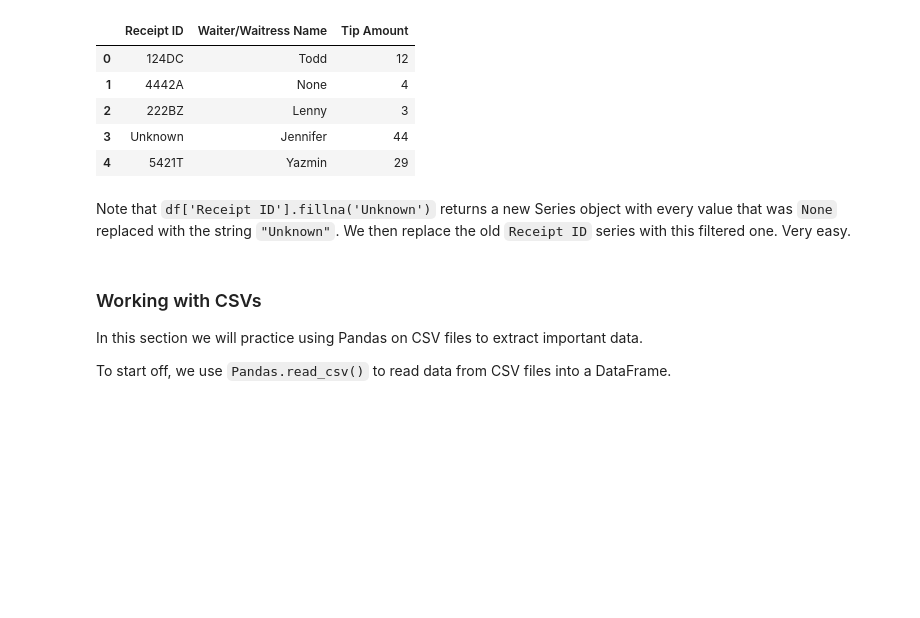
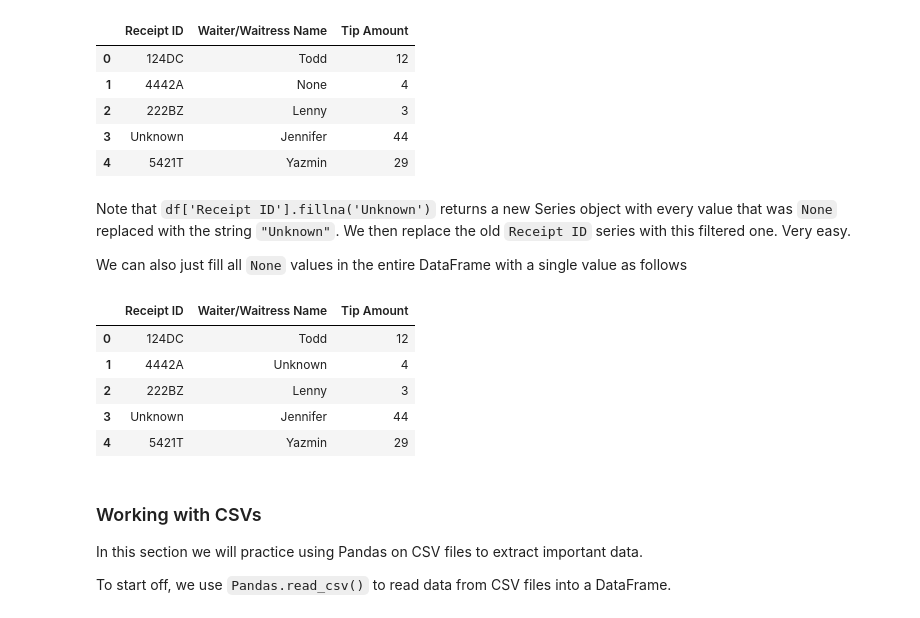
Before and after one commit to mrdandelion6/Learn-to-Code, a Jupyter notebook: python/data_analysis.ipynb, the cells around one changed output. Drawn from its saved outputs; the diff is of its cells as text; code cells hidden in the pictures; blank space fills up the shorter version.

```diff
--- a/python/data_analysis.ipynb
+++ b/python/data_analysis.ipynb
@@ -333,6 +329,18 @@ df
 | 4 | 5421T | Yazmin | 29 |
 # %% [markdown]
 Note that `df['Receipt ID'].fillna('Unknown')` returns a new Series object with every value that was `None` replaced with the string `"Unknown"`. We then replace the old `Receipt ID` series with this filtered one. Very easy.
+
+We can also just fill all `None` values in the entire DataFrame with a single value as follows
+# %%
+df = df.fillna("Unknown")
+df
+# %% [output]
+|  | Receipt ID | Waiter/Waitress Name | Tip Amount |
+| 0 | 124DC | Todd | 12 |
+| 1 | 4442A | Unknown | 4 |
+| 2 | 222BZ | Lenny | 3 |
+| 3 | Unknown | Jennifer | 44 |
+| 4 | 5421T | Yazmin | 29 |
 # %% [markdown]
 ### Working with CSVs
 
```
Also changed, not shown: parts of 6 cells of this notebook.
